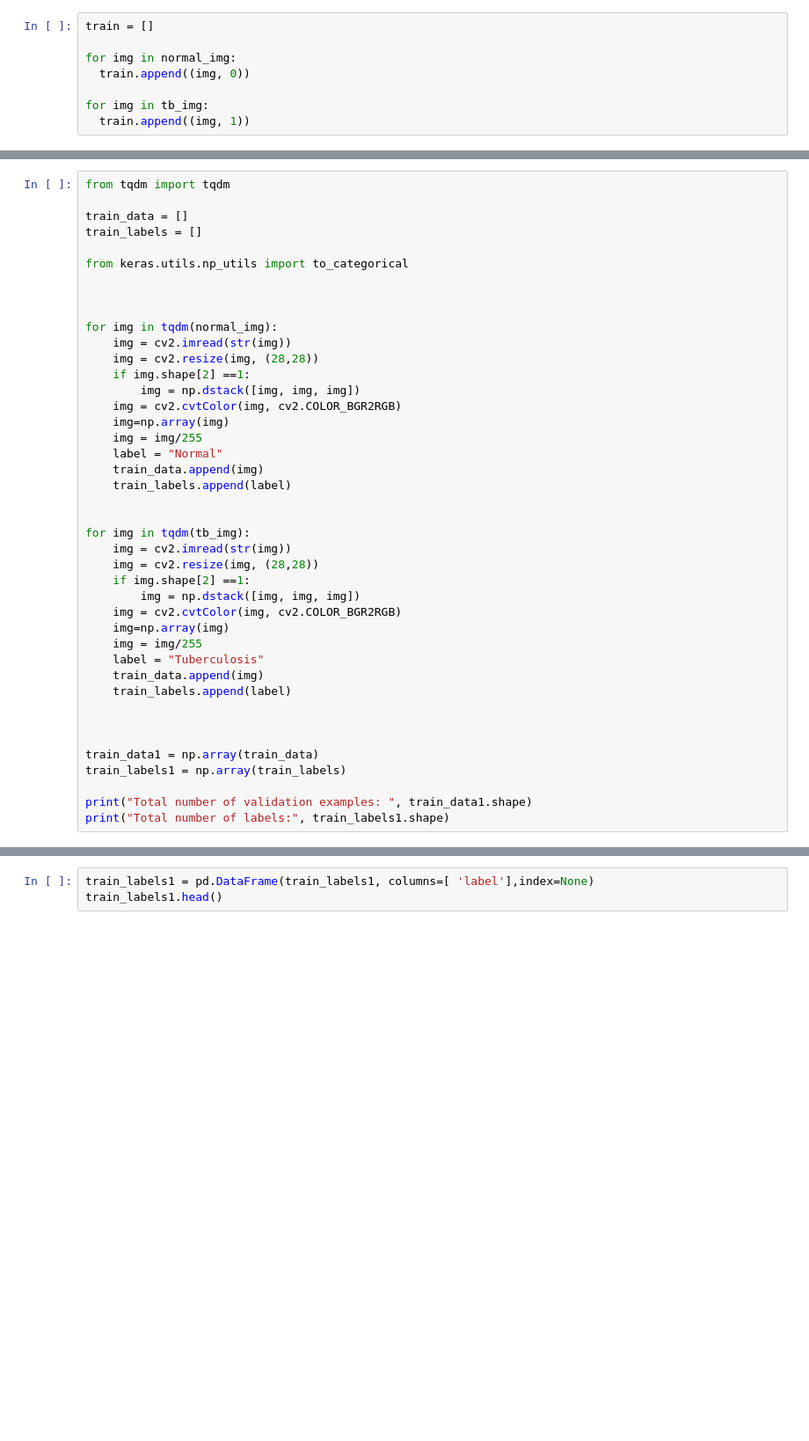
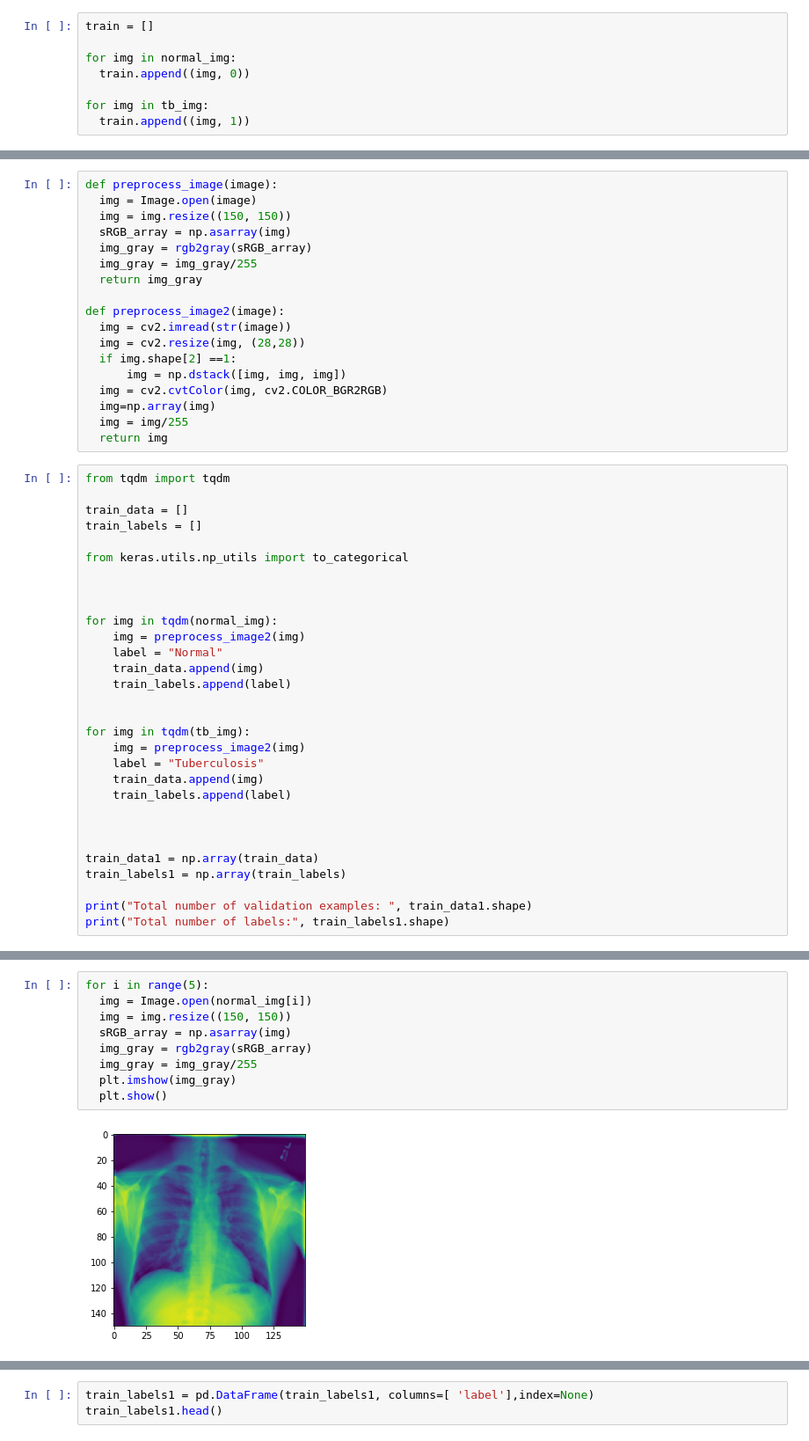
Before and after one commit to Belac44/Deep-Learning, a Jupyter notebook: TB_CNN.ipynb, the cells around one changed output, grey strips where cells are left out. Shown at 88% size. Saved outputs shown, nothing was run; the diff lists cells and outputs as text; blank space fills up the shorter version.

```diff
--- a/TB_CNN.ipynb
+++ b/TB_CNN.ipynb
@@ -46,3 +50,21 @@ train_data.groupby("Label").count()
+# %%
+def preprocess_image(image):
+  img = Image.open(image)
+  img = img.resize((150, 150))
+  sRGB_array = np.asarray(img)
+  img_gray = rgb2gray(sRGB_array)
+  img_gray = img_gray/255
+  return img_gray
+
+def preprocess_image2(image):
+  img = cv2.imread(str(image))
+  img = cv2.resize(img, (28,28))
+  if img.shape[2] ==1:
+      img = np.dstack([img, img, img])
+  img = cv2.cvtColor(img, cv2.COLOR_BGR2RGB)
+  img=np.array(img)
+  img = img/255
+  return img
 # %%
 from tqdm import tqdm
 
@@ -54,26 +76,14 @@ from keras.utils.np_utils import to_categorical
 
 
 for img in tqdm(normal_img):
-    img = cv2.imread(str(img))
-    img = cv2.resize(img, (28,28))
-    if img.shape[2] ==1:
-        img = np.dstack([img, img, img])
-    img = cv2.cvtColor(img, cv2.COLOR_BGR2RGB)
-    img=np.array(img)
-    img = img/255
+    img = preprocess_image2(img)
     label = "Normal"
     train_data.append(img)
     train_labels.append(label)
 
 
 for img in tqdm(tb_img):
-    img = cv2.imread(str(img))
-    img = cv2.resize(img, (28,28))
-    if img.shape[2] ==1:
-        img = np.dstack([img, img, img])
-    img = cv2.cvtColor(img, cv2.COLOR_BGR2RGB)
-    img=np.array(img)
-    img = img/255
+    img = preprocess_image2(img)
     label = "Tuberculosis"
     train_data.append(img)
     train_labels.append(label)
@@ -90,0 +101,11 @@ Total number of labels: (400,)
+# %%
+for i in range(5):
+  img = Image.open(normal_img[i])
+  img = img.resize((150, 150))
+  sRGB_array = np.asarray(img)
+  img_gray = rgb2gray(sRGB_array)
+  img_gray = img_gray/255
+  plt.imshow(img_gray)
+  plt.show()
+# %% [output]
+[figure, added]
```
Also changed, not shown: parts of 18 cells of this notebook.
